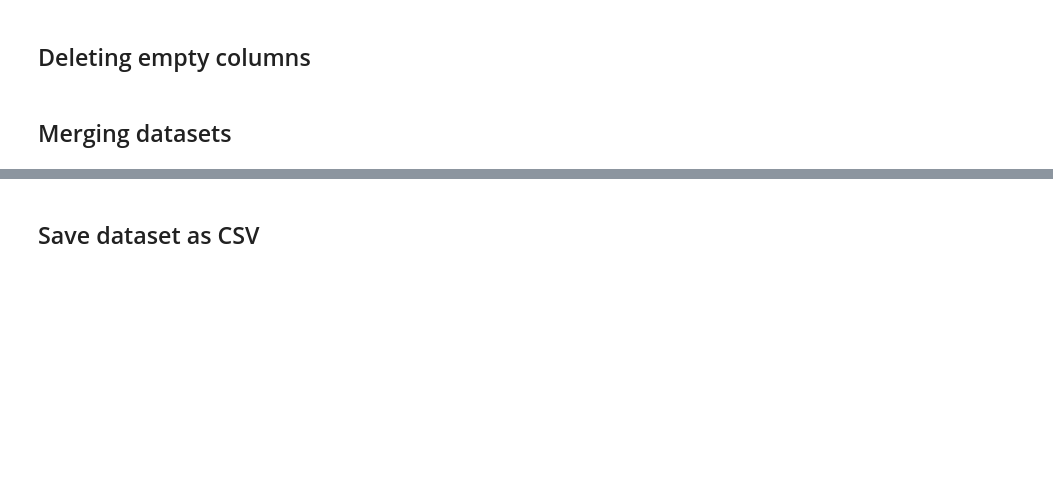
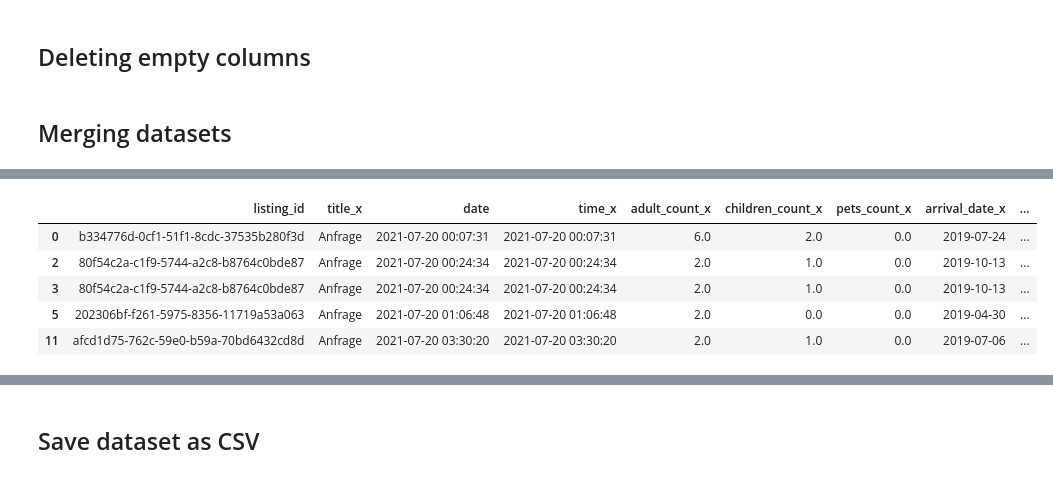
Before and after one commit to neue-fische-traum/traum-preis, a Jupyter notebook: EDA/EDA_merged_inquiries_and_prices.ipynb, the cells around one changed output, grey strips where cells are left out. Saved outputs shown, nothing was run; the diff lists cells and outputs as text; code cells hidden in the pictures; blank space fills up the shorter version.

```diff
--- a/EDA/EDA_merged_inquiries_and_prices.ipynb
+++ b/EDA/EDA_merged_inquiries_and_prices.ipynb
@@ -56,4 +96,13 @@ df_master.head()
 # %%
 df_master = df_master.dropna()
+# %%
+df_master.head()
+# %% [output]
+|  | listing_id | title_x | date | time_x | adult_count_x | children_count_x | pets_count_x | arrival_date_x | ... |
+| 0 | b334776d-0cf1-51f1-8cdc-37535b280f3d | Anfrage | 2021-07-20 00:07:31 | 2021-07-20 00:07:31 | 6.0 | 2.0 | 0.0 | 2019-07-24 | ... |
+| 2 | 80f54c2a-c1f9-5744-a2c8-b8764c0bde87 | Anfrage | 2021-07-20 00:24:34 | 2021-07-20 00:24:34 | 2.0 | 1.0 | 0.0 | 2019-10-13 | ... |
+| 3 | 80f54c2a-c1f9-5744-a2c8-b8764c0bde87 | Anfrage | 2021-07-20 00:24:34 | 2021-07-20 00:24:34 | 2.0 | 1.0 | 0.0 | 2019-10-13 | ... |
+| 5 | 202306bf-f261-5975-8356-11719a53a063 | Anfrage | 2021-07-20 01:06:48 | 2021-07-20 01:06:48 | 2.0 | 0.0 | 0.0 | 2019-04-30 | ... |
+| 11 | afcd1d75-762c-59e0-b59a-70bd6432cd8d | Anfrage | 2021-07-20 03:30:20 | 2021-07-20 03:30:20 | 2.0 | 1.0 | 0.0 | 2019-07-06 | ... |
 # %%
 df_master.isna().sum()
```
Also changed, not shown: parts of 6 cells of this notebook, 1 other file.
